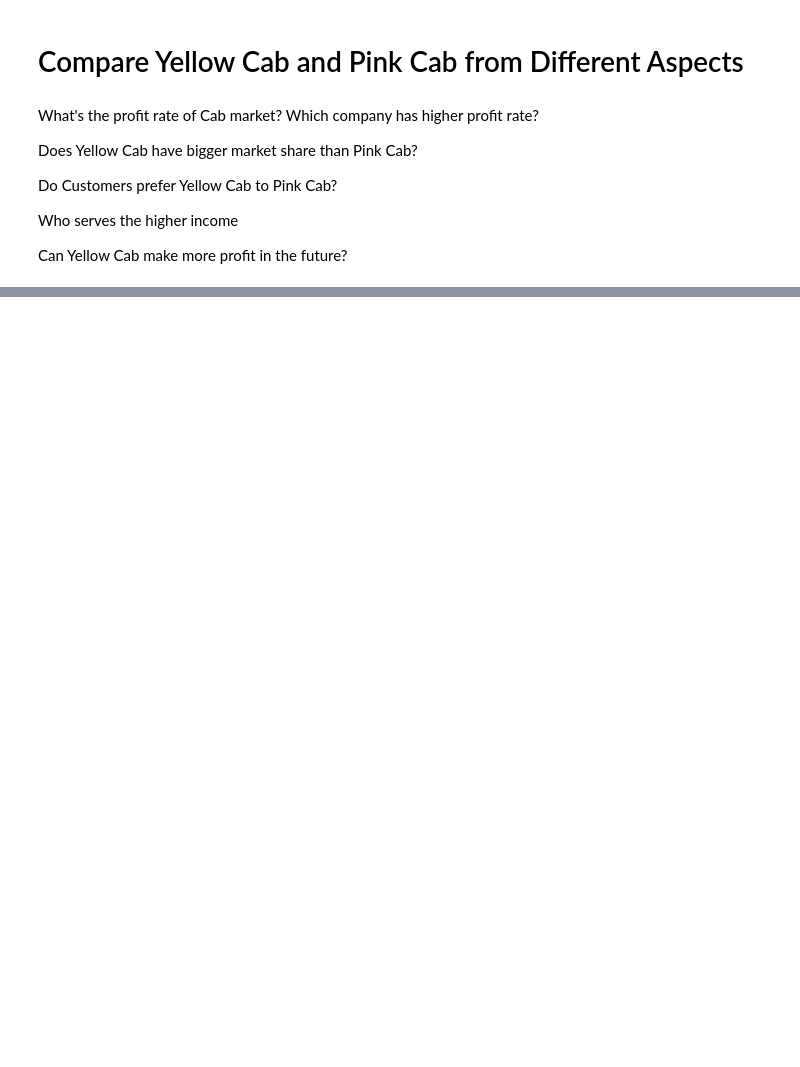
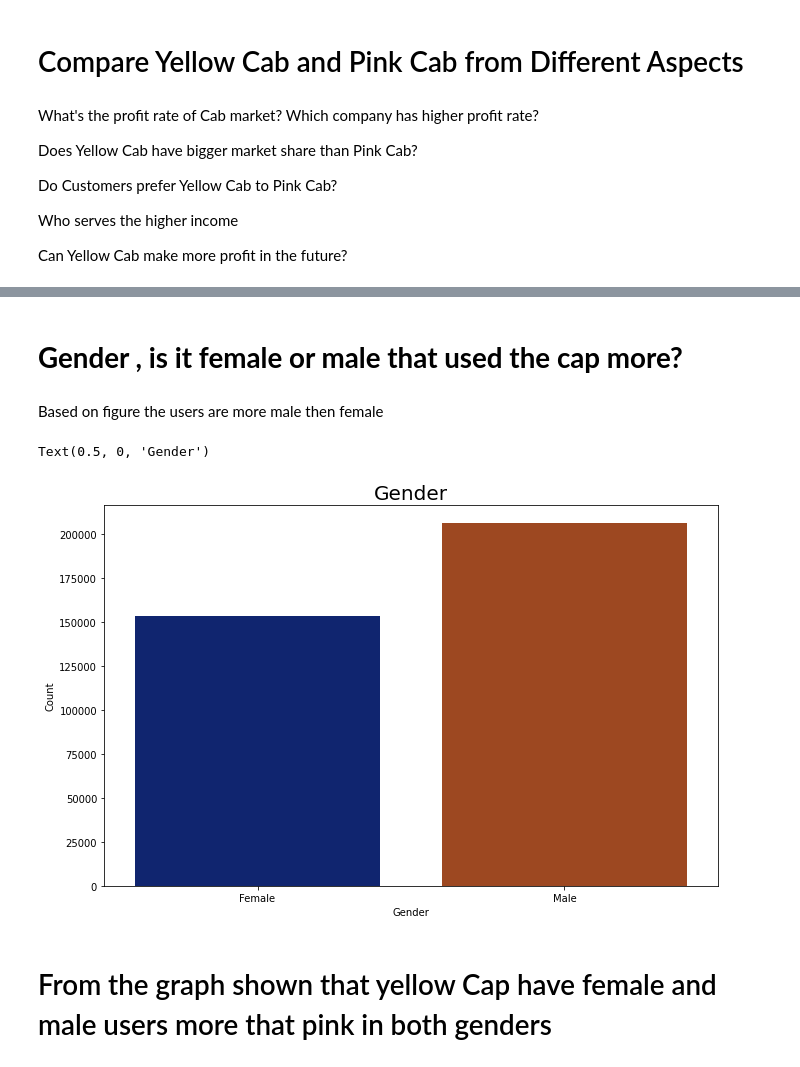
Before and after one commit to Mariamali2001/Data_Glacier_virtual_internship, a Jupyter notebook: Week2/Notebook.ipynb, the cells around one changed output, grey strips where cells are left out. Cells and saved outputs as stored; diff of their text form; code cells hidden in the pictures; blank space fills up the shorter version.

```diff
--- a/Week2/Notebook.ipynb
+++ b/Week2/Notebook.ipynb
@@ -310,0 +385,15 @@ Can Yellow Cab make more profit in the future?
+# %% [markdown]
+# **Gender , is it female or male that used the cap more?**
+# %% [markdown]
+Based on figure the users are more male then female
+# %%
+plt.figure(figsize=(11,7))
+sns.countplot(data=Final_cab_data, x="Gender", palette='dark')
+plt.title('Gender', fontsize=20)
+plt.ylabel('Count')
+plt.xlabel('Gender')
+# %% [output]
+Text(0.5, 0, 'Gender')
+[figure, added]
+# %% [markdown]
+# From the graph shown that yellow Cap have female and male users more that pink in both genders
```
Also changed, not shown: parts of 26 cells of this notebook.
